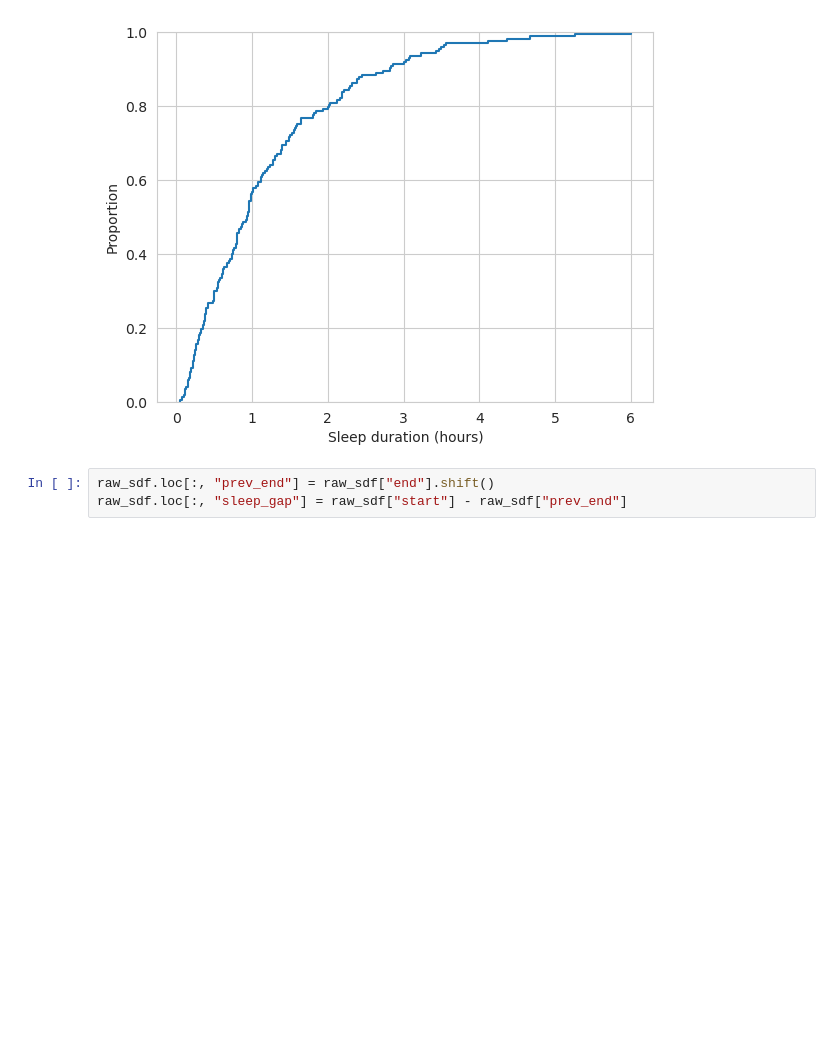
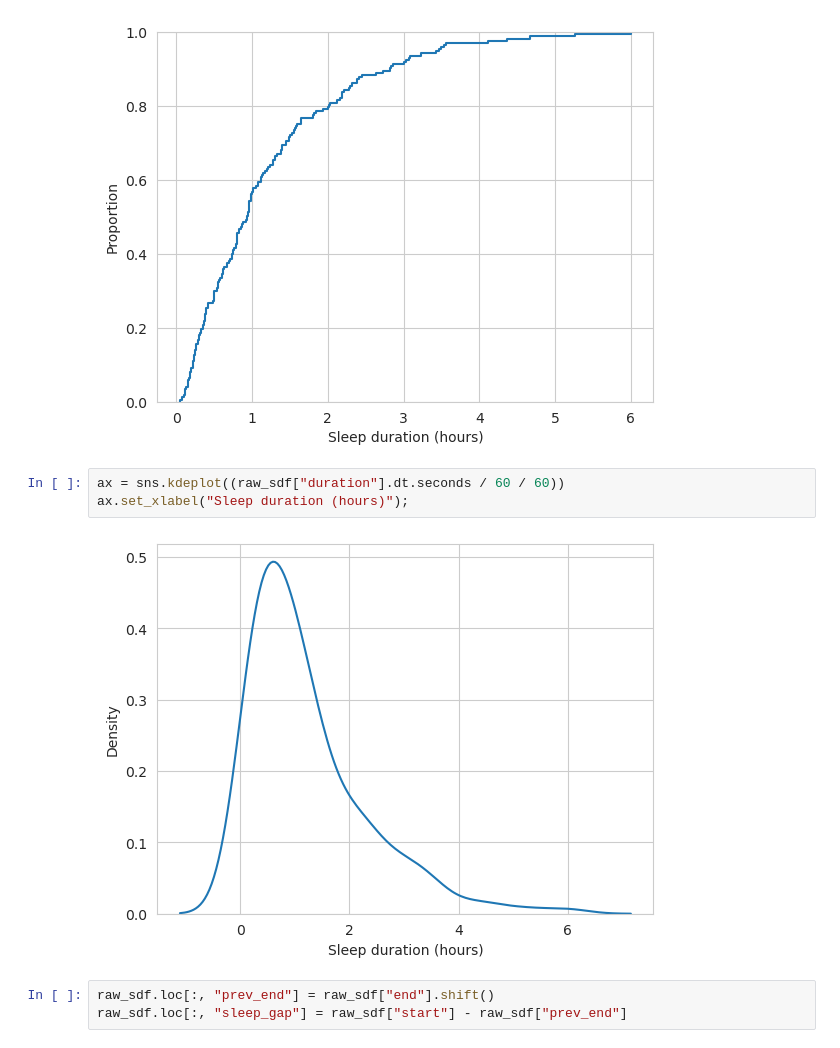
Before and after one commit to ricardoV94/making-sense-of-the-empada, a Jupyter notebook: notebooks/EDA.ipynb, the cells around one changed output. Saved outputs shown, nothing was run; the diff lists cells and outputs as text; blank space fills up the shorter version.

```diff
--- a/notebooks/EDA.ipynb
+++ b/notebooks/EDA.ipynb
@@ -158,6 +158,11 @@ ax = sns.ecdfplot(raw_sdf["duration"].dt.seconds / 60 / 60)
 ax.set_xlabel("Sleep duration (hours)");
 # %% [output]
 [figure]
+# %%
+ax = sns.kdeplot((raw_sdf["duration"].dt.seconds / 60 / 60))
+ax.set_xlabel("Sleep duration (hours)");
+# %% [output]
+[figure, added]
 # %%
 raw_sdf.loc[:, "prev_end"] = raw_sdf["end"].shift()
 raw_sdf.loc[:, "sleep_gap"] = raw_sdf["start"] - raw_sdf["prev_end"]
```
Also changed, not shown: parts of 1 cell of this notebook.
